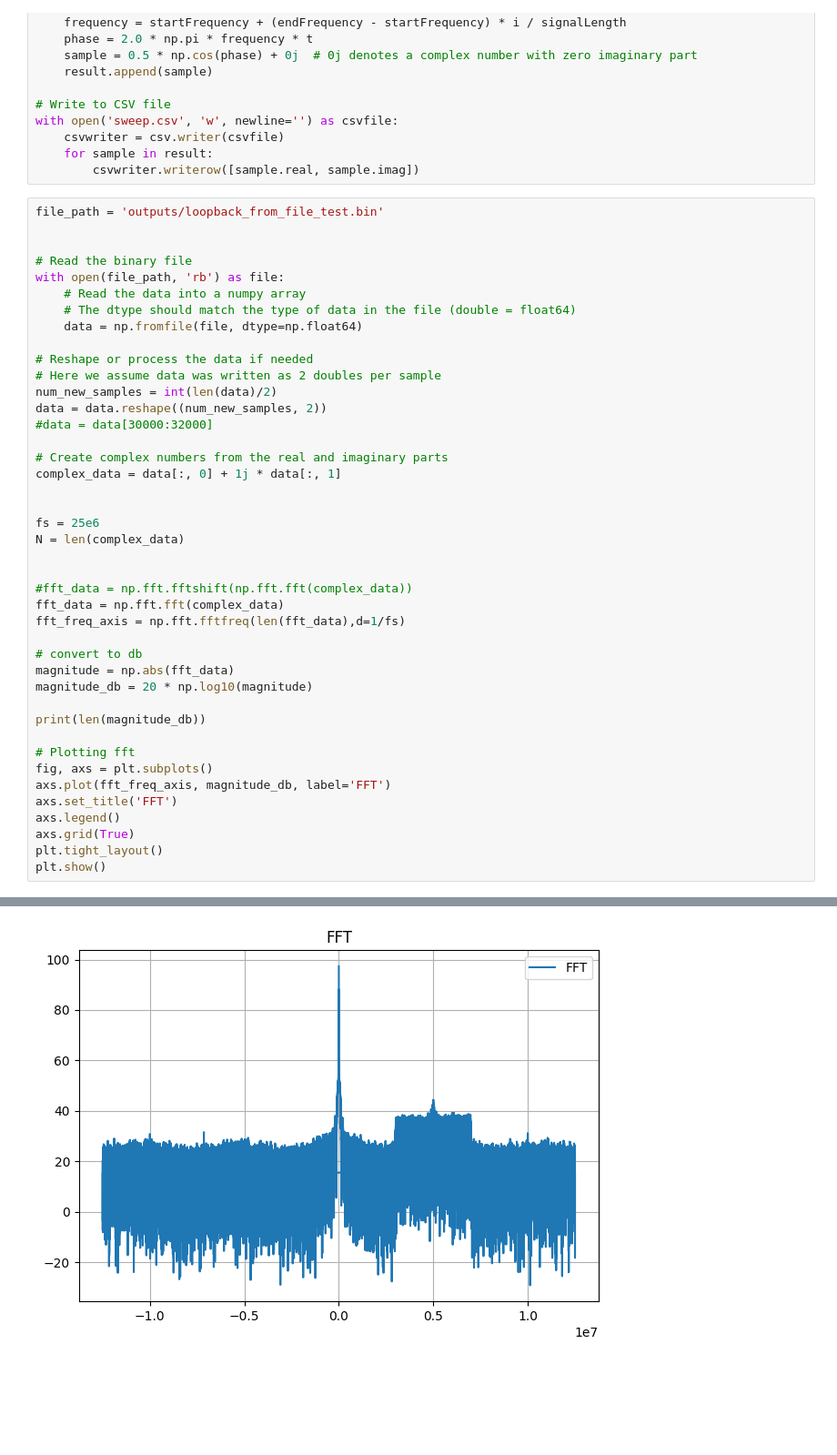
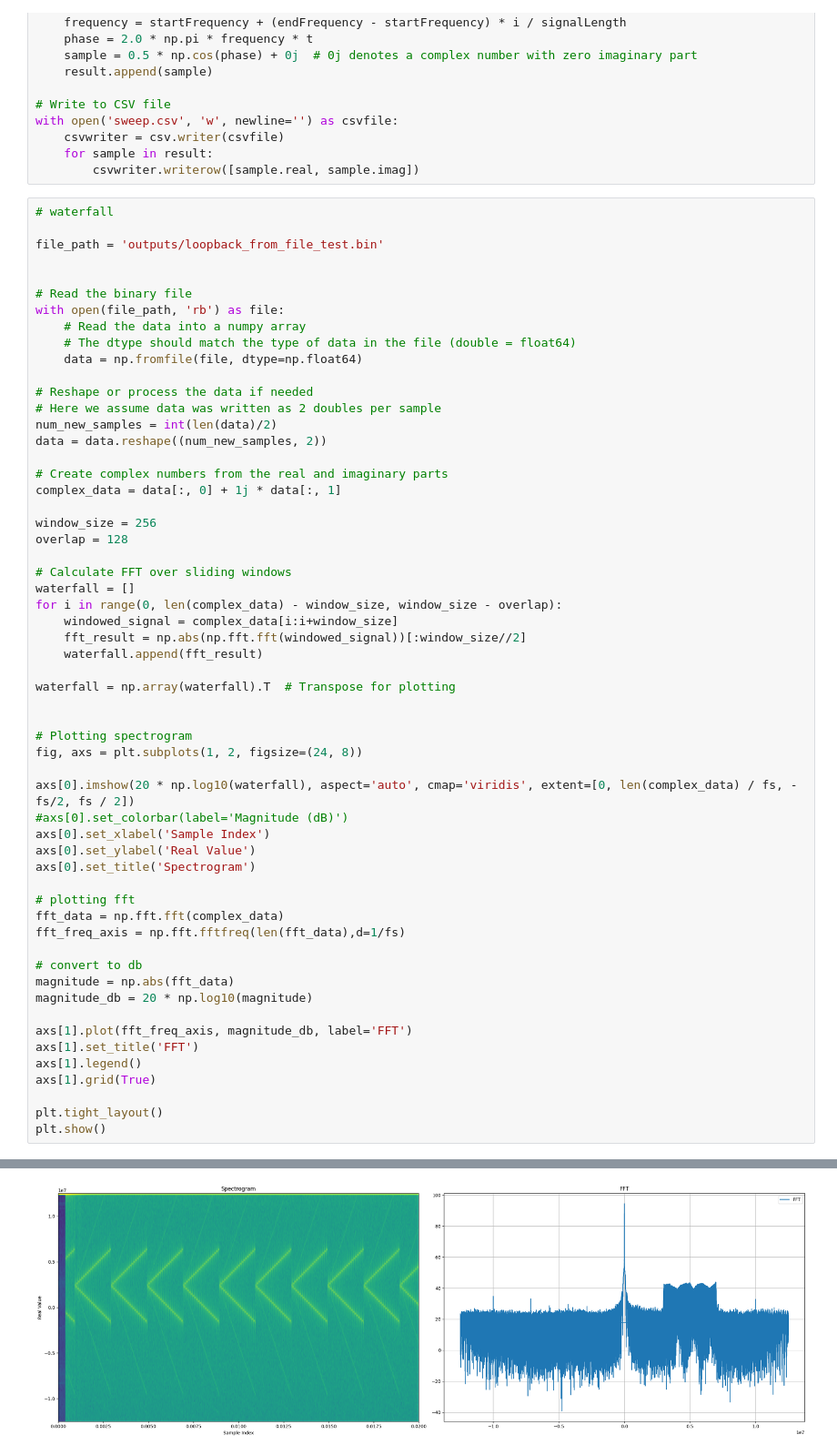
Before and after one commit to murrayinglis/sdr-config, a Jupyter notebook: plots.ipynb, the cells around one changed output, grey strips where cells are left out. Shown at 91% size. Saved outputs shown, nothing was run; the diff lists cells and outputs as text; blank space fills up the shorter version.

```diff
--- a/plots.ipynb
+++ b/plots.ipynb
@@ -234,6 +234,8 @@ with open('sweep.csv', 'w', newline='') as csvfile:
     for sample in result:
         csvwriter.writerow([sample.real, sample.imag])
 # %%
+# waterfall
+
 file_path = 'outputs/loopback_from_file_test.bin'
 
 
@@ -247,17 +249,33 @@ with open(file_path, 'rb') as file:
 # Here we assume data was written as 2 doubles per sample
 num_new_samples = int(len(data)/2)
 data = data.reshape((num_new_samples, 2))
-#data = data[30000:32000]
 
 # Create complex numbers from the real and imaginary parts
 complex_data = data[:, 0] + 1j * data[:, 1]
 
+window_size = 256
+overlap = 128
 
-fs = 25e6
-N = len(complex_data)
+# Calculate FFT over sliding windows
+waterfall = []
+for i in range(0, len(complex_data) - window_size, window_size - overlap):
+    windowed_signal = complex_data[i:i+window_size]
+    fft_result = np.abs(np.fft.fft(windowed_signal))[:window_size//2]
+    waterfall.append(fft_result)
+
+waterfall = np.array(waterfall).T  # Transpose for plotting
 
 
-#fft_data = np.fft.fftshift(np.fft.fft(complex_data))
+# Plotting spectrogram
+fig, axs = plt.subplots(1, 2, figsize=(24, 8))
+
+axs[0].imshow(20 * np.log10(waterfall), aspect='auto', cmap='viridis', extent=[0, len(complex_data) / fs, -fs/2, fs / 2])
+#axs[0].set_colorbar(label='Magnitude (dB)')
+axs[0].set_xlabel('Sample Index')
+axs[0].set_ylabel('Real Value')
+axs[0].set_title('Spectrogram')
+
+# plotting fft
 fft_data = np.fft.fft(complex_data)
 fft_freq_axis = np.fft.fftfreq(len(fft_data),d=1/fs)
 
@@ -265,14 +283,11 @@ fft_freq_axis = np.fft.fftfreq(len(fft_data),d=1/fs)
 magnitude = np.abs(fft_data)
 magnitude_db = 20 * np.log10(magnitude)
 
-print(len(magnitude_db))
+axs[1].plot(fft_freq_axis, magnitude_db, label='FFT')
+axs[1].set_title('FFT')
+axs[1].legend()
+axs[1].grid(True)
 
-# Plotting fft
-fig, axs = plt.subplots()
-axs.plot(fft_freq_axis, magnitude_db, label='FFT')
-axs.set_title('FFT')
-axs.legend()
-axs.grid(True)
 plt.tight_layout()
 plt.show()
 # %% [output]
@@ -280,4 +294,4 @@ plt.show()
-[figure, old version]
+[figure, new version]
 # %%
 # waterfall
 
```
Also changed, not shown: parts of 2 cells of this notebook, 10 other files.
